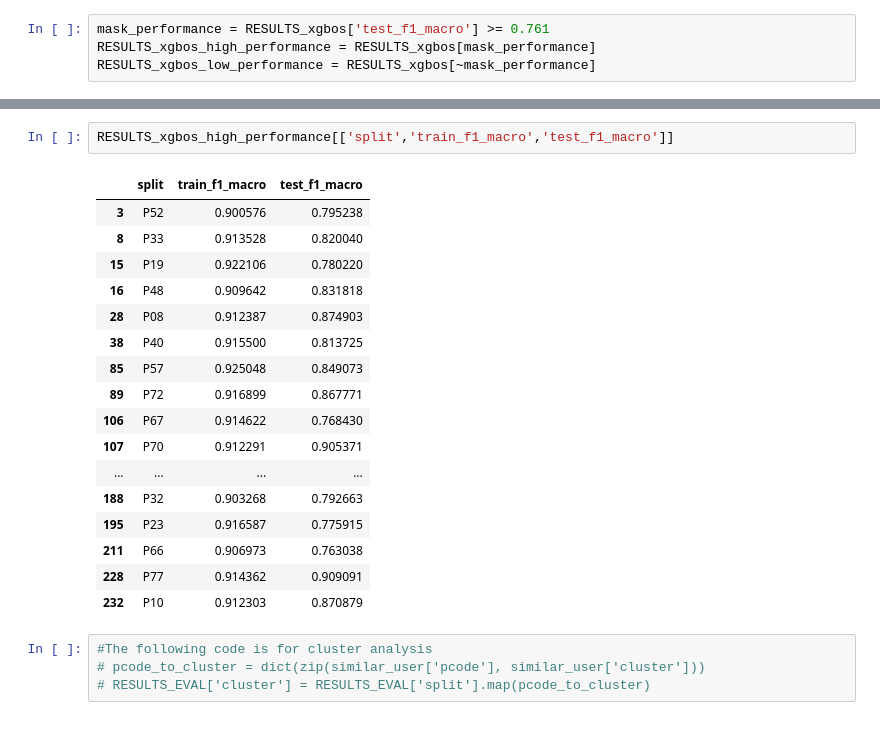
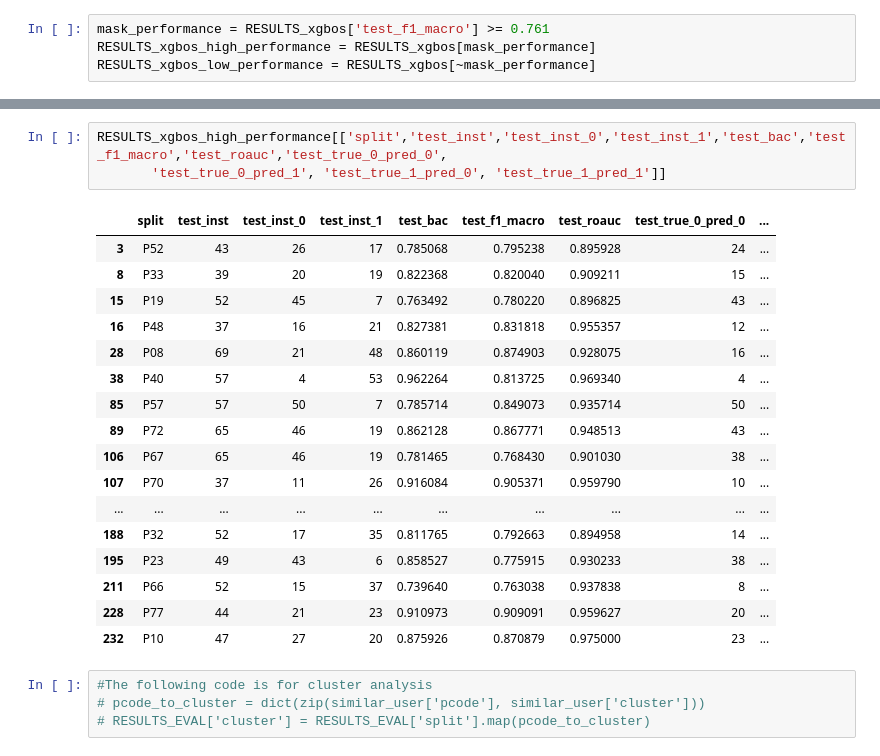
Before and after one commit to SteinPanyu/IndependentReproducibility, a Jupyter notebook: ModelTraining & Evaluation.ipynb, the cells around one changed output, grey strips where cells are left out. Cells and saved outputs as stored; diff of their text form.

```diff
--- a/ModelTraining & Evaluation.ipynb
+++ b/ModelTraining & Evaluation.ipynb
@@ -689,23 +709,24 @@ RESULTS_xgbos_low_performance[['split','test_inst','train_f1_macro','test_f1_mac
-# %%
-RESULTS_xgbos_high_performance[['split','train_f1_macro','test_f1_macro']]
-# %% [output]
-|  | split | train_f1_macro | test_f1_macro |
-| 3 | P52 | 0.900576 | 0.795238 |
-| 8 | P33 | 0.913528 | 0.820040 |
-| 15 | P19 | 0.922106 | 0.780220 |
-| 16 | P48 | 0.909642 | 0.831818 |
-| 28 | P08 | 0.912387 | 0.874903 |
-| 38 | P40 | 0.915500 | 0.813725 |
-| 85 | P57 | 0.925048 | 0.849073 |
-| 89 | P72 | 0.916899 | 0.867771 |
-| 106 | P67 | 0.914622 | 0.768430 |
-| 107 | P70 | 0.912291 | 0.905371 |
-| ... | ... | ... | ... |
-| 188 | P32 | 0.903268 | 0.792663 |
-| 195 | P23 | 0.916587 | 0.775915 |
-| 211 | P66 | 0.906973 | 0.763038 |
-| 228 | P77 | 0.914362 | 0.909091 |
-| 232 | P10 | 0.912303 | 0.870879 |
+# %%
+RESULTS_xgbos_high_performance[['split','test_inst','test_inst_0','test_inst_1','test_bac','test_f1_macro','test_roauc','test_true_0_pred_0',
+       'test_true_0_pred_1', 'test_true_1_pred_0', 'test_true_1_pred_1']]
+# %% [output]
+|  | split | test_inst | test_inst_0 | test_inst_1 | test_bac | test_f1_macro | test_roauc | test_true_0_pred_0 | ... |
+| 3 | P52 | 43 | 26 | 17 | 0.785068 | 0.795238 | 0.895928 | 24 | ... |
+| 8 | P33 | 39 | 20 | 19 | 0.822368 | 0.820040 | 0.909211 | 15 | ... |
+| 15 | P19 | 52 | 45 | 7 | 0.763492 | 0.780220 | 0.896825 | 43 | ... |
+| 16 | P48 | 37 | 16 | 21 | 0.827381 | 0.831818 | 0.955357 | 12 | ... |
+| 28 | P08 | 69 | 21 | 48 | 0.860119 | 0.874903 | 0.928075 | 16 | ... |
+| 38 | P40 | 57 | 4 | 53 | 0.962264 | 0.813725 | 0.969340 | 4 | ... |
+| 85 | P57 | 57 | 50 | 7 | 0.785714 | 0.849073 | 0.935714 | 50 | ... |
+| 89 | P72 | 65 | 46 | 19 | 0.862128 | 0.867771 | 0.948513 | 43 | ... |
+| 106 | P67 | 65 | 46 | 19 | 0.781465 | 0.768430 | 0.901030 | 38 | ... |
+| 107 | P70 | 37 | 11 | 26 | 0.916084 | 0.905371 | 0.959790 | 10 | ... |
+| ... | ... | ... | ... | ... | ... | ... | ... | ... | ... |
+| 188 | P32 | 52 | 17 | 35 | 0.811765 | 0.792663 | 0.894958 | 14 | ... |
+| 195 | P23 | 49 | 43 | 6 | 0.858527 | 0.775915 | 0.930233 | 38 | ... |
+| 211 | P66 | 52 | 15 | 37 | 0.739640 | 0.763038 | 0.937838 | 8 | ... |
+| 228 | P77 | 44 | 21 | 23 | 0.910973 | 0.909091 | 0.959627 | 20 | ... |
+| 232 | P10 | 47 | 27 | 20 | 0.875926 | 0.870879 | 0.975000 | 23 | ... |
 # %%
 #The following code is for cluster analysis
 # pcode_to_cluster = dict(zip(similar_user['pcode'], similar_user['cluster']))
```
Also changed, not shown: parts of 2 cells of this notebook, 1 other file.
